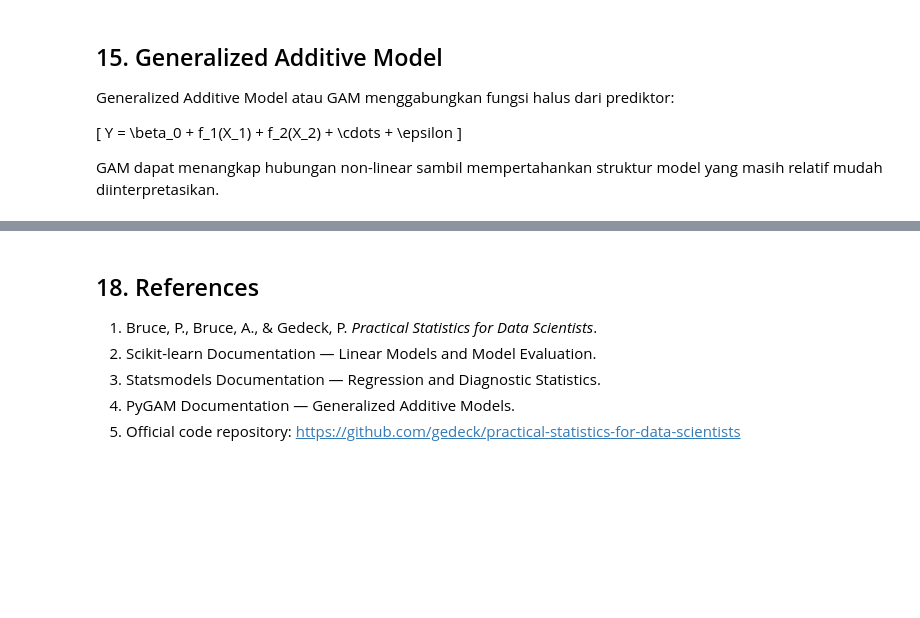
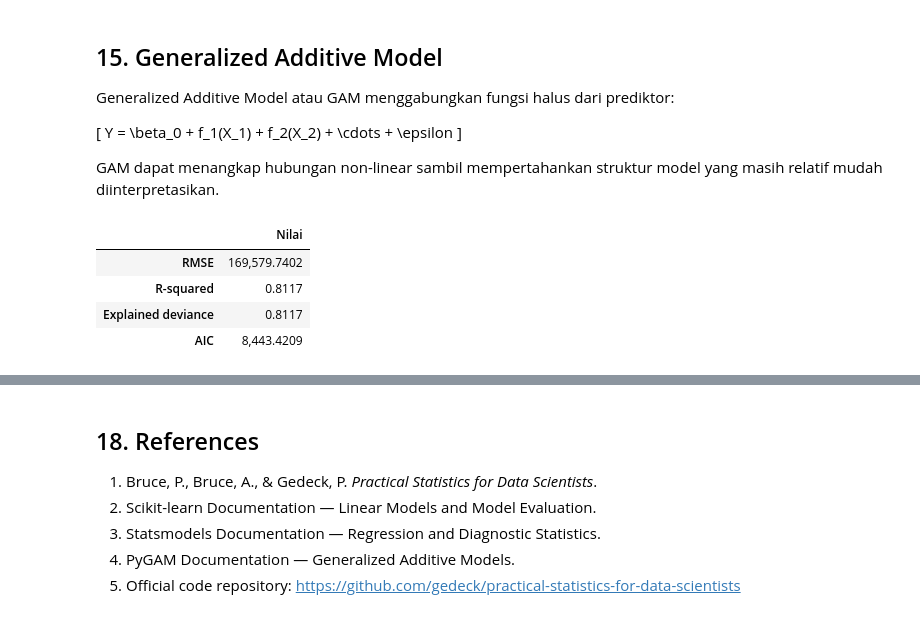
Before and after one commit to mhabibier/Practical-Statistics-for-Data-Scientists, a Jupyter notebook: 04_Regression_and_Prediction.ipynb, the cells around one changed output, grey strips where cells are left out. Cells and saved outputs as stored; diff of their text form; code cells hidden in the pictures; blank space fills up the shorter version.

```diff
--- a/04_Regression_and_Prediction.ipynb
+++ b/04_Regression_and_Prediction.ipynb
@@ -1107,36 +1281,56 @@ Y = \beta_0 + f_1(X_1) + f_2(X_2) + \cdots + \epsilon
 GAM dapat menangkap hubungan non-linear sambil mempertahankan struktur
 model yang masih relatif mudah diinterpretasikan.
 # %%
-X_gam = house_98105[basic_predictors].to_numpy()
-y_gam = house_98105["AdjSalePrice"].to_numpy()
+X_gam = house_98105[
+    basic_predictors
+].to_numpy()
+
+y_gam = house_98105[
+    "AdjSalePrice"
+].to_numpy()
 
 gam_model = LinearGAM(
-    s(0) +
+    s(0, n_splines=12) +
     l(1) +
     l(2) +
     l(3) +
     l(4)
 ).gridsearch(
     X_gam,
     y_gam,
     progress=False,
 )
 
 gam_prediction = gam_model.predict(X_gam)
 
 gam_metrics = pd.Series(
     {
         "RMSE": np.sqrt(
-            mean_squared_error(y_gam, gam_prediction)
+            mean_squared_error(
+                y_gam,
+                gam_prediction,
+            )
+        ),
+        "R-squared": r2_score(
+            y_gam,
+            gam_prediction,
         ),
         "Explained deviance": (
-            gam_model.statistics_["pseudo_r2"]["explained_deviance"]
+            gam_model.statistics_[
+                "pseudo_r2"
+            ]["explained_deviance"]
         ),
         "AIC": gam_model.statistics_["AIC"],
     }
 )
 
 display(gam_metrics.to_frame("Nilai"))
+# %% [output]
+|  | Nilai |
+| RMSE | 169,579.7402 |
+| R-squared | 0.8117 |
+| Explained deviance | 0.8117 |
+| AIC | 8,443.4209 |
 # %%
 feature_names = basic_predictors
 
```
Also changed, not shown: parts of 25 cells of this notebook.
